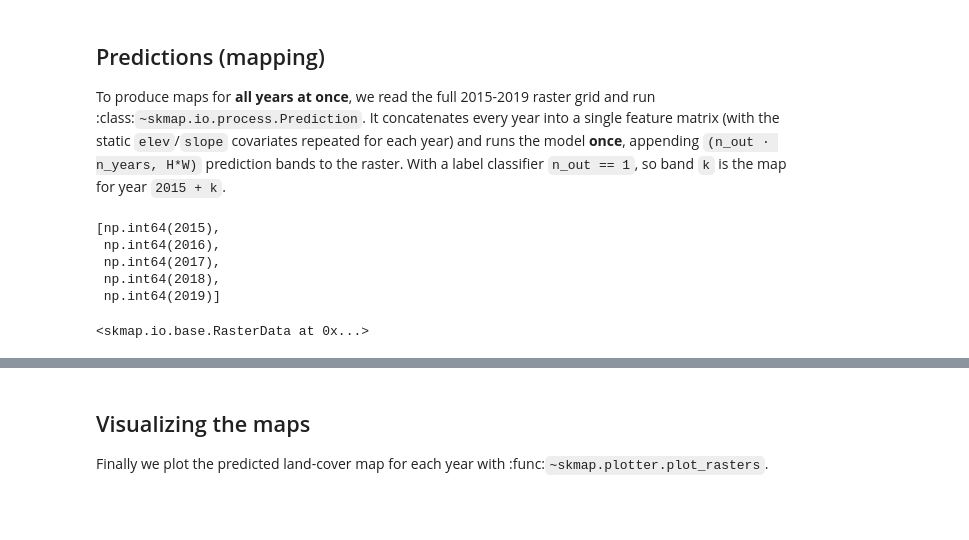
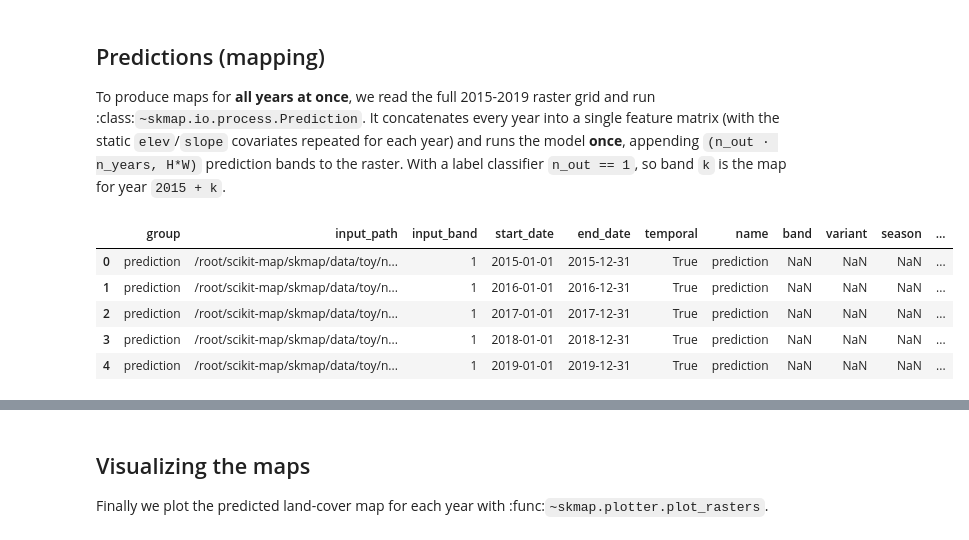
Before and after one commit to openlandmap/scikit-map, a Jupyter notebook: docs/notebooks/03_landcover_mapping.ipynb, the cells around one changed output, grey strips where cells are left out. Drawn from its saved outputs; the diff is of its cells as text; code cells hidden in the pictures; blank space fills up the shorter version.

```diff
--- a/docs/notebooks/03_landcover_mapping.ipynb
+++ b/docs/notebooks/03_landcover_mapping.ipynb
@@ -215,19 +215,16 @@ classifier ``n_out == 1``, so band ``k`` is the map for year ``2015 + k``.
 # %%
 # Read the full multi-year grid (filled NDVI + SWIR1 + statics, 2015-2019)
 rdata = rdata.read()
-rdata.get_years()
-# %% [output]
-[np.int64(2015),
- np.int64(2016),
- np.int64(2017),
- np.int64(2018),
- np.int64(2019)]
 # %%
 from skmap.io.process import Prediction
 
 # One model call predicts all five years; drop_input keeps only predictions.
 rdata.run(Prediction(model=model, valid_only=False), drop_input=True)
-pred = rdata.array.get()
-pred.shape
+rdata.info
 # %% [output]
-<skmap.io.base.RasterData at 0x...>
+|  | group | input_path | input_band | start_date | end_date | temporal | name | band | variant | season | ... |
+| 0 | prediction | /root/scikit-map/skmap/data/toy/n... | 1 | 2015-01-01 | 2015-12-31 | True | prediction | NaN | NaN | NaN | ... |
+| 1 | prediction | /root/scikit-map/skmap/data/toy/n... | 1 | 2016-01-01 | 2016-12-31 | True | prediction | NaN | NaN | NaN | ... |
+| 2 | prediction | /root/scikit-map/skmap/data/toy/n... | 1 | 2017-01-01 | 2017-12-31 | True | prediction | NaN | NaN | NaN | ... |
+| 3 | prediction | /root/scikit-map/skmap/data/toy/n... | 1 | 2018-01-01 | 2018-12-31 | True | prediction | NaN | NaN | NaN | ... |
+| 4 | prediction | /root/scikit-map/skmap/data/toy/n... | 1 | 2019-01-01 | 2019-12-31 | True | prediction | NaN | NaN | NaN | ... |
```
Also changed, not shown: parts of 3 cells of this notebook, 1 other file.
